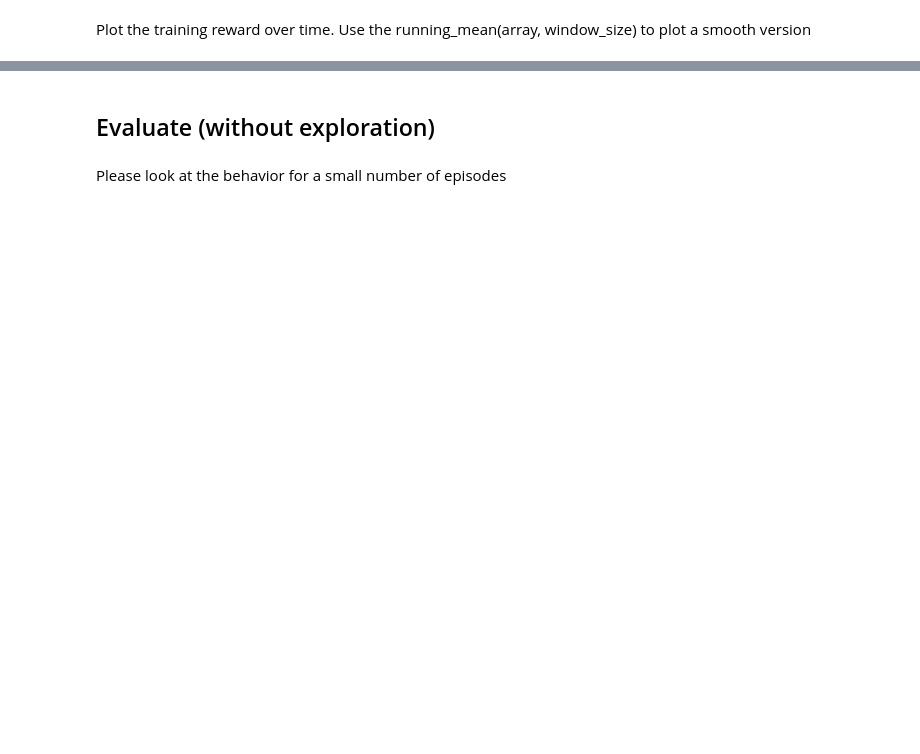
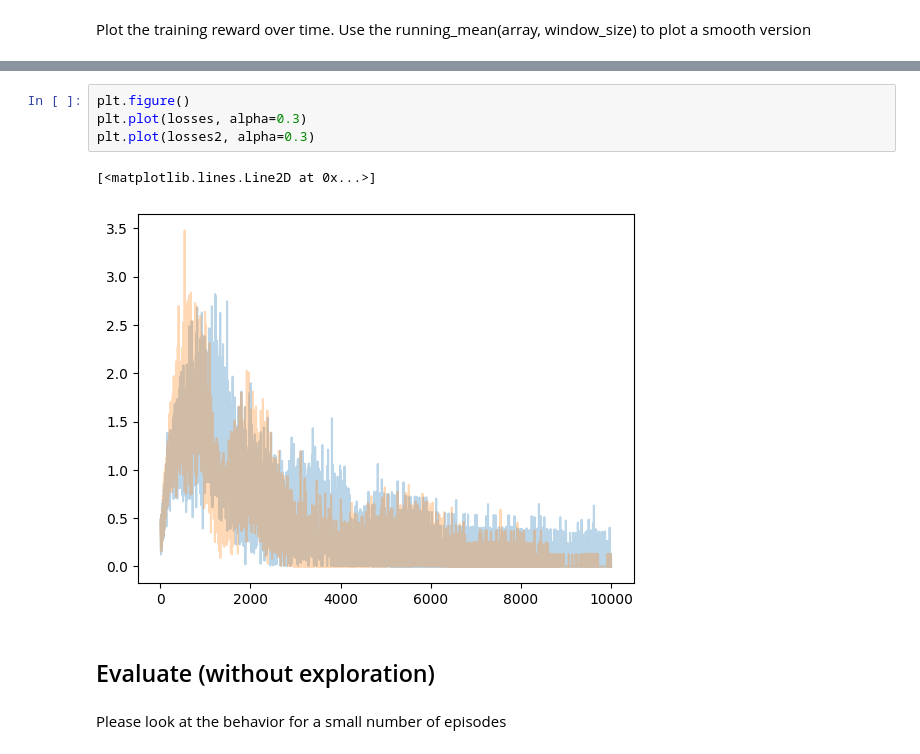
Before and after one commit to surabhisnath/Hockey_DQN, a Jupyter notebook: Gym-DQN-Surabhi2.ipynb, the cells around one changed output, grey strips where cells are left out. Saved outputs shown, nothing was run; the diff lists cells and outputs as text; blank space fills up the shorter version.

```diff
--- a/Gym-DQN-Surabhi2.ipynb
+++ b/Gym-DQN-Surabhi2.ipynb
@@ -133,3 +213,10 @@ plt.plot(losses_np)
+# %%
+plt.figure()
+plt.plot(losses, alpha=0.3)
+plt.plot(losses2, alpha=0.3)
+# %% [output]
+[<matplotlib.lines.Line2D at 0x...>]
+[figure, added]
 # %% [markdown]
 ## Evaluate (without exploration)
 # %% [markdown]
```
Also changed, not shown: parts of 11 cells of this notebook, 4 other files.
